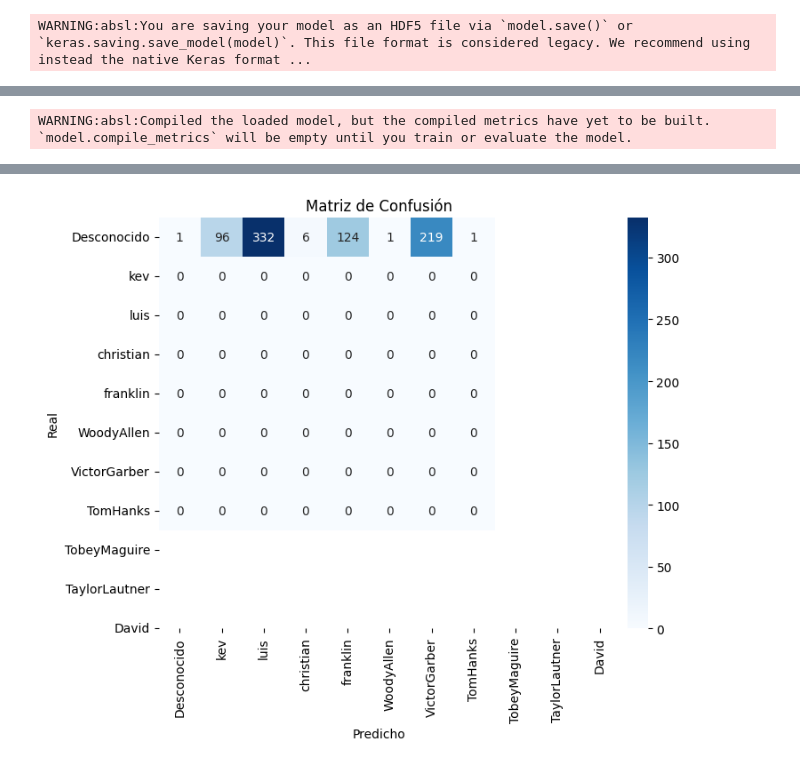
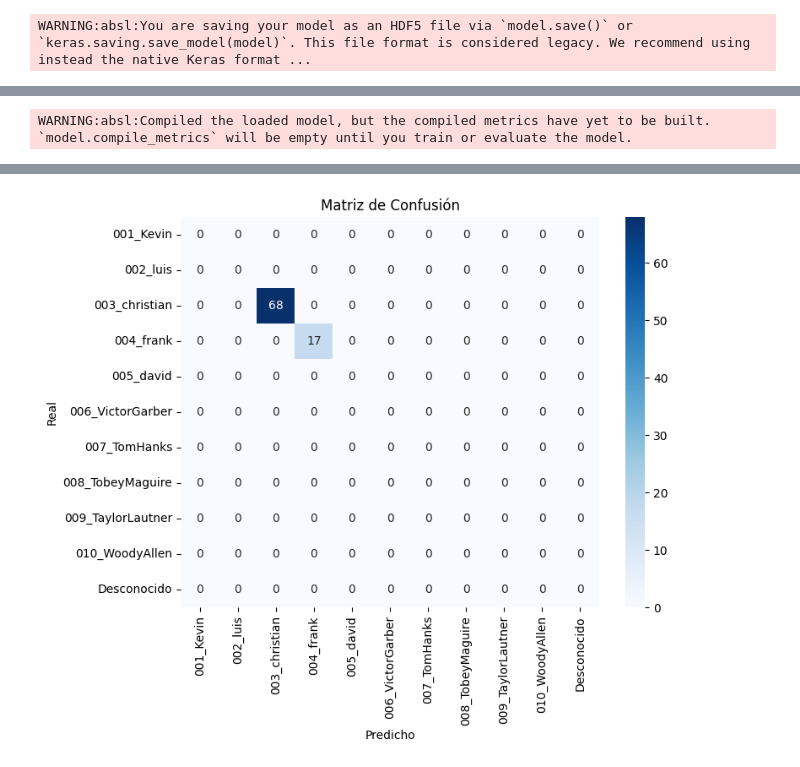
Before and after one commit to KevinDaniel97/taller-red-siamesa, a Jupyter notebook: reconocimmientoFacial/EntrenamientoRF.ipynb, the cells around one changed output, grey strips where cells are left out. Saved outputs shown, nothing was run; the diff lists cells and outputs as text; code cells hidden in the pictures.

Commit message:
ta funciona lbien las etiquetas

```diff
--- a/reconocimmientoFacial/EntrenamientoRF.ipynb
+++ b/reconocimmientoFacial/EntrenamientoRF.ipynb
@@ -402,23 +406,18 @@ padding = 100
 image_dir = 'D:/taller/dataset'
 
 print("Carpetas en el directorio de imágenes:")
-print(os.listdir(image_dir))  # Esto mostrará todas las carpetas encontradas
+fotos_mias_folders = sorted([folder for folder in os.listdir(image_dir) if os.path.isdir(os.path.join(image_dir, folder))])
+print(fotos_mias_folders)
 
-# Crear un diccionario que mapea la clase 0 a "Desconocido"
-class_to_name = {0: 'Desconocido'}
+# Crear un diccionario que mapea la clase según el orden de entrenamiento
+class_to_name = {i: folder for i, folder in enumerate(fotos_mias_folders)}
+name_to_class = {folder: i for i, folder in class_to_name.items()}  # Mapeo inverso
+print("\n🔍 Mapeo de Clases (Inferencia):", class_to_name)
 
-# Agregar las demás clases automáticamente, ignorando archivos y asegurando que tienen formato correcto
-for idx, folder_name in enumerate(os.listdir(image_dir), start=1):
-    folder_path = os.path.join(image_dir, folder_name)
-
-    if os.path.isdir(folder_path):  # Solo procesar carpetas
-        partes = folder_name.split('_')
-        if len(partes) > 1 and partes[0].isdigit():
-            user_name = partes[1]
-        else:
-            print(f"⚠️ Advertencia: La carpeta '{folder_name}' no tiene el formato correcto y se ignorará.")
-            user_name = "Desconocido"
-        class_to_name[idx] = user_name
+# Verificar el mapeo de clases
+print("Mapeo de clases:")
+for key, value in class_to_name.items():
+    print(f"Índice {key}: {value}")
 
 # Cargar el modelo de predicción
 model_facial = load_model('redes_entrenadas/ReconocimientoFacialV02.h5')
@@ -429,8 +428,8 @@ face_mesh = mp_face_mesh.FaceMesh(static_image_mode=False, max_num_faces=1, min_
 
 # Inicializar la captura de video
 cap = cv2.VideoCapture(0)
-cap.set(cv2.CAP_PROP_FRAME_WIDTH, 1080)
-cap.set(cv2.CAP_PROP_FRAME_HEIGHT, 720)
+cap.set(cv2.CAP_PROP_FRAME_WIDTH, 540)
+cap.set(cv2.CAP_PROP_FRAME_HEIGHT, 400)
 cap.set(cv2.CAP_PROP_FPS, 60)
 
 if not cap.isOpened():
@@ -440,6 +439,25 @@ if not cap.isOpened():
 # Listas para la matriz de confusión
 y_true = []  # Etiquetas reales
 y_pred = []  # Etiquetas predichas
+
+total_classes = len(class_to_name) + 1  # Agregamos una clase extra para "Desconocido"
+
+def identificar_usuario(face):
+    try:
+        face_resized = cv2.resize(face, (128, 128))
+        face_resized = face_resized.astype('float32') / 255.0
+        face_resized = np.expand_dims(face_resized, axis=0)
+
+        usuario = model_facial.predict(face_resized)
+        clase_predicha = np.argmax(usuario, axis=1)[0]
+
+        if clase_predicha not in class_to_name:
+            return "Desconocido"
+
+        return class_to_name[clase_predicha]
+    except Exception as e:
+        print(f"Error al identificar usuario: {e}")
+        return "Desconocido"
 
 def reconocer_rostro(face, clase_real):
     try:
@@ -451,23 +469,31 @@ def reconocer_rostro(face, clase_real):
         probabilidad = np.max(usuario) * 100
         clase_predicha = np.argmax(usuario, axis=1)[0]
 
+        print("\n🔹 Predicción Cruda:", usuario)
+        print(f"🔹 Clase Predicha: {clase_predicha}, Probabilidad: {probabilidad:.2f}%")
 
-        user_name = class_to_name.get(clase_predicha, "Desconocido")
+        if clase_predicha not in class_to_name:
+            return "Desconocido", 0, total_classes
 
-        if probabilidad < 60:
+        user_name = class_to_name[clase_predicha]
+
+        clase_real_idx = name_to_class.get(clase_real, -1)
+        if clase_real_idx == -1:
+            print(f"⚠️ Advertencia: Clase real '{clase_real}' no encontrada en el dataset.")
+
+        if probabilidad < 75:
             user_name = "Desconocido"
-            probabilidad = probabilidad
+            clase_predicha = total_classes
 
-        print(f"Usuario: {user_name}, Confianza: {probabilidad:.2f}%")
+        print("Predicción bruta del modelo:", usuario)
 
-        # Agregar datos a la matriz de confusión
-        y_true.append(clase_real)
+        y_true.append(clase_real_idx)
         y_pred.append(clase_predicha)
 
         return user_name, probabilidad, clase_predicha
     except Exception as e:
         print(f"Error al predecir el modelo: {e}")
-        return "Desconocido", 0, -1
+        return "Desconocido", 0, total_classes
 
 while True:
     ret, frame = cap.read()
@@ -495,14 +521,9 @@ while True:
                 y_max = max(y_max, y)
 
             x, y, w, h = x_min, y_min, x_max - x_min, y_max - y_min
-            x_centered = max(0, x - padding)
-            y_centered = max(0, y - 2 * padding)
-            w_centered = min(iw, x + w + padding) - x_centered
-            h_centered = min(ih, y + h + 2 * padding) - y_centered
-
-            face = frame[y_centered:y_centered + h_centered, x_centered:x_centered + w_centered]
+            face = frame[y:y+h, x:x+w]
             if face.size > 0:
-                clase_real = 1  # Asignar etiqueta real (modificar según sea necesario)
+                clase_real = identificar_usuario(face)
                 nombre, confianza, clase_predicha = reconocer_rostro(face, clase_real)
                 confianza = round(confianza, 3)
 
@@ -519,15 +540,14 @@ cv2.destroyAllWindows()
 y_true = np.array(y_true)
 y_pred = np.array(y_pred)
 
-if len(y_true) > 0:
-    cm = confusion_matrix(y_true, y_pred)
-    plt.figure(figsize=(8, 6))
-    sns.heatmap(cm, annot=True, fmt='d', cmap='Blues', xticklabels=class_to_name.values(), yticklabels=class_to_name.values())
-    plt.xlabel('Predicho')
-    plt.ylabel('Real')
-    plt.title('Matriz de Confusión')
-    plt.show()
-else:
-    print("⚠️ No se recopilaron datos suficientes para generar la matriz de confusión.")
+cm = confusion_matrix(y_true, y_pred, labels=list(range(total_classes)))
+
+plt.figure(figsize=(8, 6))
+sns.heatmap(cm, annot=True, fmt='d', cmap='Blues', xticklabels=list(class_to_name.values()) + ["Desconocido"],
+            yticklabels=list(class_to_name.values()) + ["Desconocido"])
+plt.xlabel('Predicho')
+plt.ylabel('Real')
+plt.title('Matriz de Confusión')
+plt.show()
 # %% [output]
 Carpetas en el directorio de imágenes:
@@ -553,4 +586,4 @@ Usuario: Desconocido, Confianza: 57.33%
-[figure, old version]
+[figure, new version]
 # %%
 # Para visualizar los resultados de TensorBoard
 %load_ext tensorboard
```
Also changed, not shown: parts of 5 cells of this notebook, 2 other files.
